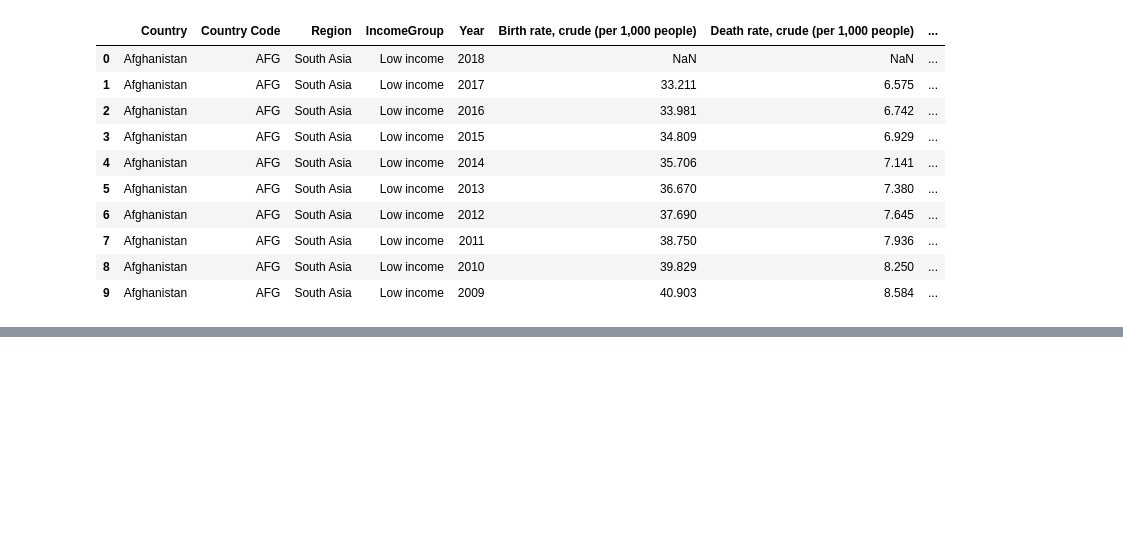
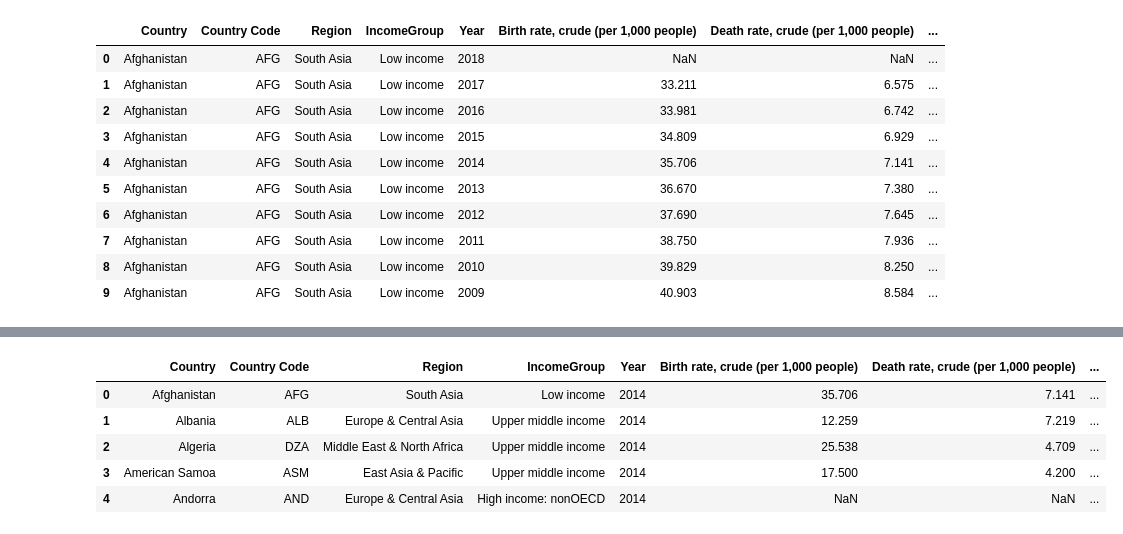
Before and after one commit to bielng/world-economic-report-Dashboard, a Jupyter notebook: main.ipynb, the cells around one changed output, grey strips where cells are left out. Saved outputs shown, nothing was run; the diff lists cells and outputs as text; code cells hidden in the pictures; blank space fills up the shorter version.

```diff
--- a/main.ipynb
+++ b/main.ipynb
@@ -128,0 +161,11 @@ df.head(10)
+# %%
+hdi = pd.read_csv(R"C:\Users\TAJ\Desktop\World Economic Report\HDI.csv")
+wb_hdi_2014 = df.query("Year == 2014").merge(hdi[['iso3','hdi_2014']],how='left', left_on="Country Code", right_on="iso3")
+wb_hdi_2014.head()
+# %% [output]
+|  | Country | Country Code | Region | IncomeGroup | Year | Birth rate, crude (per 1,000 people) | Death rate, crude (per 1,000 people) | ... |
+| 0 | Afghanistan | AFG | South Asia | Low income | 2014 | 35.706 | 7.141 | ... |
+| 1 | Albania | ALB | Europe & Central Asia | Upper middle income | 2014 | 12.259 | 7.219 | ... |
+| 2 | Algeria | DZA | Middle East & North Africa | Upper middle income | 2014 | 25.538 | 4.709 | ... |
+| 3 | American Samoa | ASM | East Asia & Pacific | Upper middle income | 2014 | 17.500 | 4.200 | ... |
+| 4 | Andorra | AND | Europe & Central Asia | High income: nonOECD | 2014 | NaN | NaN | ... |
```
Also changed, not shown: parts of 2 cells of this notebook.
